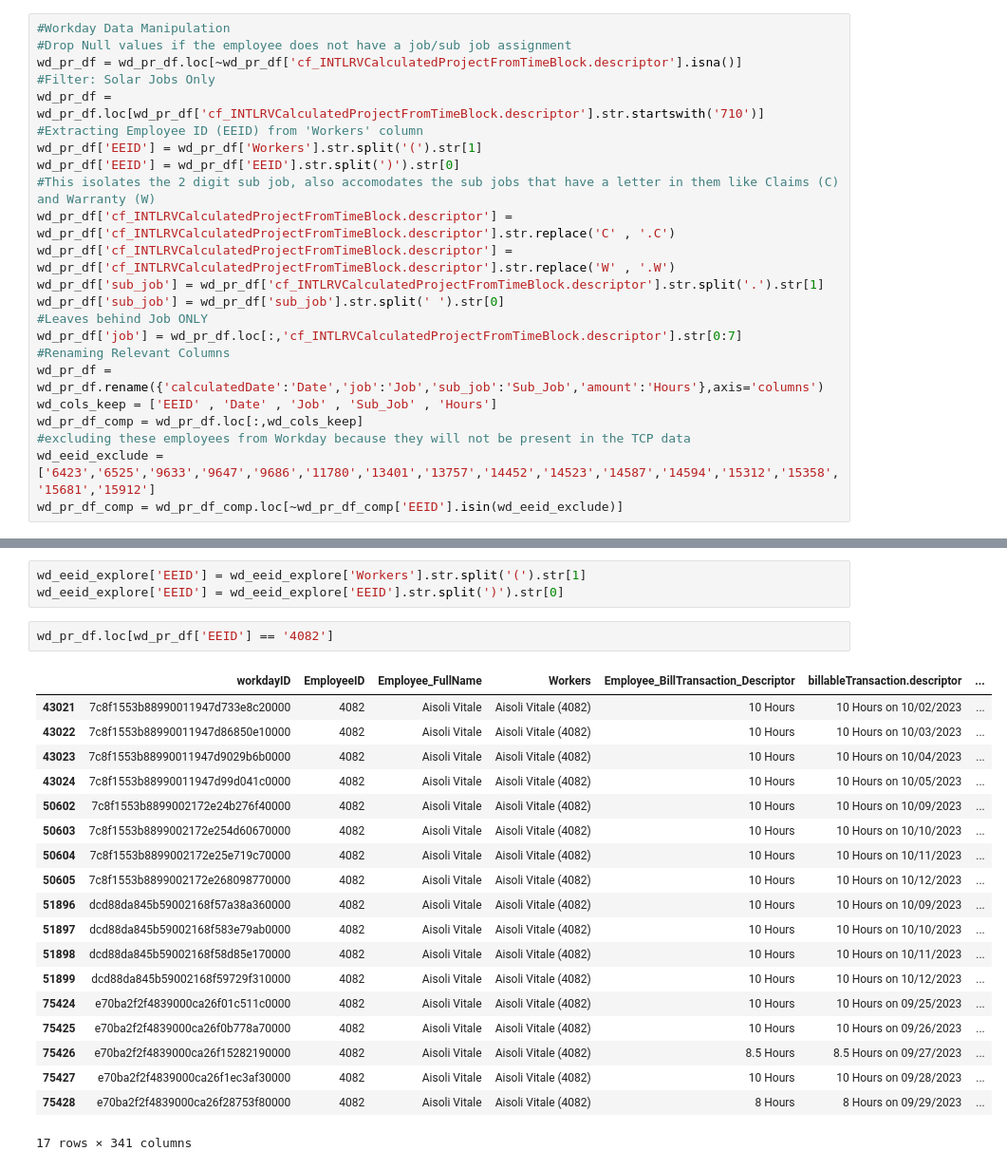
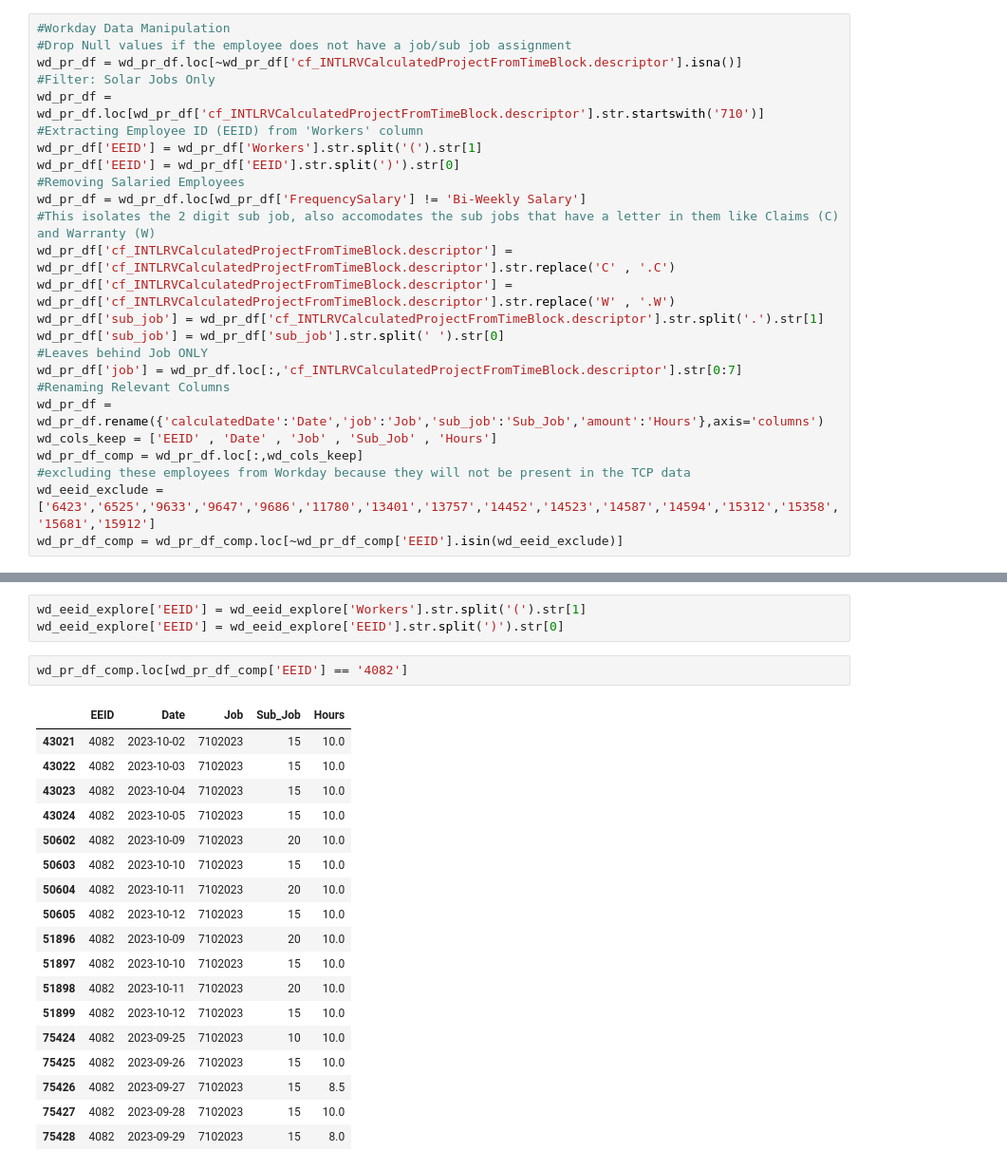
Before and after one commit to jbeachyMoss/LaborHours_Compare, a Jupyter notebook: DataValidation.ipynb, the cells around one changed output, grey strips where cells are left out. Shown at 95% size. Cells and saved outputs as stored; diff of their text form.

```diff
--- a/DataValidation.ipynb
+++ b/DataValidation.ipynb
@@ -64,6 +64,8 @@ wd_pr_df = wd_pr_df.loc[wd_pr_df['cf_INTLRVCalculatedProjectFromTimeBlock.descri
 #Extracting Employee ID (EEID) from 'Workers' column
 wd_pr_df['EEID'] = wd_pr_df['Workers'].str.split('(').str[1]
 wd_pr_df['EEID'] = wd_pr_df['EEID'].str.split(')').str[0]
+#Removing Salaried Employees
+wd_pr_df = wd_pr_df.loc[wd_pr_df['FrequencySalary'] != 'Bi-Weekly Salary']
 #This isolates the 2 digit sub job, also accomodates the sub jobs that have a letter in them like Claims (C) and Warranty (W)
 wd_pr_df['cf_INTLRVCalculatedProjectFromTimeBlock.descriptor'] = wd_pr_df['cf_INTLRVCalculatedProjectFromTimeBlock.descriptor'].str.replace('C' , '.C')
 wd_pr_df['cf_INTLRVCalculatedProjectFromTimeBlock.descriptor'] = wd_pr_df['cf_INTLRVCalculatedProjectFromTimeBlock.descriptor'].str.replace('W' , '.W')
@@ -321,24 +323,23 @@ wd_eeid_explore = wd_pr_df_dev.copy()
 wd_eeid_explore['EEID'] = wd_eeid_explore['Workers'].str.split('(').str[1]
 wd_eeid_explore['EEID'] = wd_eeid_explore['EEID'].str.split(')').str[0]
 # %%
-wd_pr_df.loc[wd_pr_df['EEID'] == '4082']
+wd_pr_df_comp.loc[wd_pr_df_comp['EEID'] == '4082']
 # %% [output]
-|  | workdayID | EmployeeID | Employee_FullName | Workers | Employee_BillTransaction_Descriptor | billableTransaction.descriptor | ... |
-| 43021 | 7c8f1553b88990011947d733e8c20000 | 4082 | Aisoli Vitale | Aisoli Vitale (4082) | 10 Hours | 10 Hours on 10/02/2023 | ... |
-| 43022 | 7c8f1553b88990011947d86850e10000 | 4082 | Aisoli Vitale | Aisoli Vitale (4082) | 10 Hours | 10 Hours on 10/03/2023 | ... |
-| 43023 | 7c8f1553b88990011947d9029b6b0000 | 4082 | Aisoli Vitale | Aisoli Vitale (4082) | 10 Hours | 10 Hours on 10/04/2023 | ... |
-| 43024 | 7c8f1553b88990011947d99d041c0000 | 4082 | Aisoli Vitale | Aisoli Vitale (4082) | 10 Hours | 10 Hours on 10/05/2023 | ... |
-| 50602 | 7c8f1553b8899002172e24b276f40000 | 4082 | Aisoli Vitale | Aisoli Vitale (4082) | 10 Hours | 10 Hours on 10/09/2023 | ... |
-| 50603 | 7c8f1553b8899002172e254d60670000 | 4082 | Aisoli Vitale | Aisoli Vitale (4082) | 10 Hours | 10 Hours on 10/10/2023 | ... |
-| 50604 | 7c8f1553b8899002172e25e719c70000 | 4082 | Aisoli Vitale | Aisoli Vitale (4082) | 10 Hours | 10 Hours on 10/11/2023 | ... |
-| 50605 | 7c8f1553b8899002172e268098770000 | 4082 | Aisoli Vitale | Aisoli Vitale (4082) | 10 Hours | 10 Hours on 10/12/2023 | ... |
-| 51896 | dcd88da845b59002168f57a38a360000 | 4082 | Aisoli Vitale | Aisoli Vitale (4082) | 10 Hours | 10 Hours on 10/09/2023 | ... |
-| 51897 | dcd88da845b59002168f583e79ab0000 | 4082 | Aisoli Vitale | Aisoli Vitale (4082) | 10 Hours | 10 Hours on 10/10/2023 | ... |
-| 51898 | dcd88da845b59002168f58d85e170000 | 4082 | Aisoli Vitale | Aisoli Vitale (4082) | 10 Hours | 10 Hours on 10/11/2023 | ... |
-| 51899 | dcd88da845b59002168f59729f310000 | 4082 | Aisoli Vitale | Aisoli Vitale (4082) | 10 Hours | 10 Hours on 10/12/2023 | ... |
-| 75424 | e70ba2f2f4839000ca26f01c511c0000 | 4082 | Aisoli Vitale | Aisoli Vitale (4082) | 10 Hours | 10 Hours on 09/25/2023 | ... |
-| 75425 | e70ba2f2f4839000ca26f0b778a70000 | 4082 | Aisoli Vitale | Aisoli Vitale (4082) | 10 Hours | 10 Hours on 09/26/2023 | ... |
-| 75426 | e70ba2f2f4839000ca26f15282190000 | 4082 | Aisoli Vitale | Aisoli Vitale (4082) | 8.5 Hours | 8.5 Hours on 09/27/2023 | ... |
-| 75427 | e70ba2f2f4839000ca26f1ec3af30000 | 4082 | Aisoli Vitale | Aisoli Vitale (4082) | 10 Hours | 10 Hours on 09/28/2023 | ... |
-| 75428 | e70ba2f2f4839000ca26f28753f80000 | 4082 | Aisoli Vitale | Aisoli Vitale (4082) | 8 Hours | 8 Hours on 09/29/2023 | ... |
+|  | EEID | Date | Job | Sub_Job | Hours |
+| 43021 | 4082 | 2023-10-02 | 7102023 | 15 | 10.0 |
+| 43022 | 4082 | 2023-10-03 | 7102023 | 15 | 10.0 |
+| 43023 | 4082 | 2023-10-04 | 7102023 | 15 | 10.0 |
+| 43024 | 4082 | 2023-10-05 | 7102023 | 15 | 10.0 |
+| 50602 | 4082 | 2023-10-09 | 7102023 | 20 | 10.0 |
+| 50603 | 4082 | 2023-10-10 | 7102023 | 15 | 10.0 |
+| 50604 | 4082 | 2023-10-11 | 7102023 | 20 | 10.0 |
+| 50605 | 4082 | 2023-10-12 | 7102023 | 15 | 10.0 |
+| 51896 | 4082 | 2023-10-09 | 7102023 | 20 | 10.0 |
+| 51897 | 4082 | 2023-10-10 | 7102023 | 15 | 10.0 |
+| 51898 | 4082 | 2023-10-11 | 7102023 | 20 | 10.0 |
+| 51899 | 4082 | 2023-10-12 | 7102023 | 15 | 10.0 |
+| 75424 | 4082 | 2023-09-25 | 7102023 | 10 | 10.0 |
+| 75425 | 4082 | 2023-09-26 | 7102023 | 15 | 10.0 |
+| 75426 | 4082 | 2023-09-27 | 7102023 | 15 | 8.5 |
+| 75427 | 4082 | 2023-09-28 | 7102023 | 15 | 10.0 |
+| 75428 | 4082 | 2023-09-29 | 7102023 | 15 | 8.0 |
-17 rows × 341 columns
```
Also changed, not shown: parts of 3 cells of this notebook.
